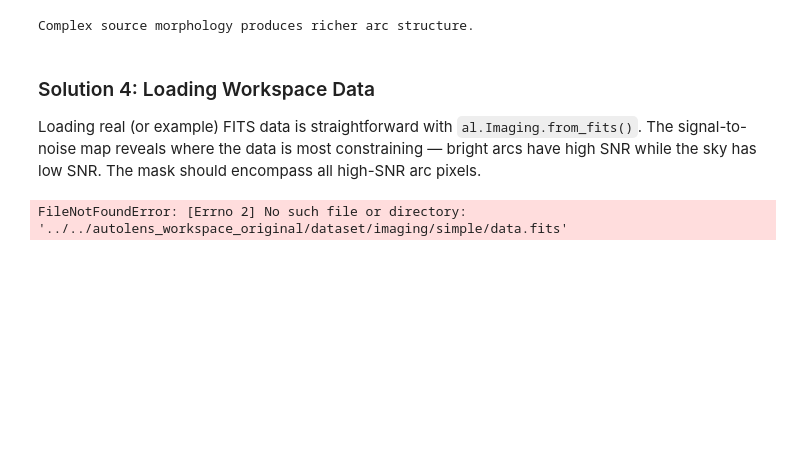
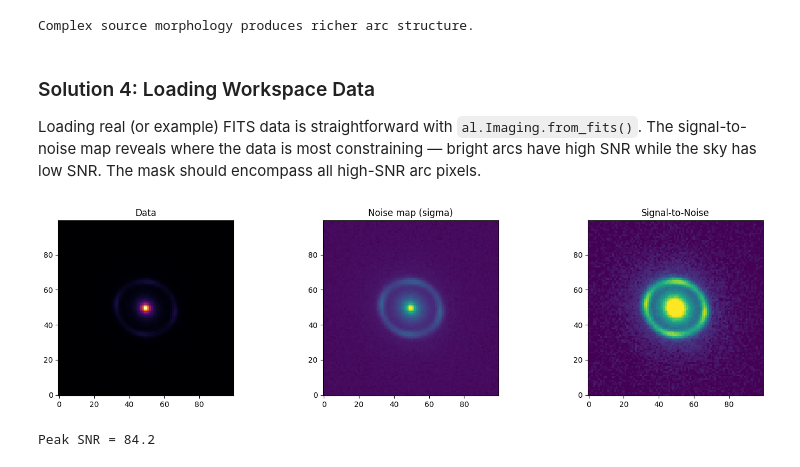
Before and after one commit to rodelcr/Learning_to_Autolens, a Jupyter notebook: Solutions/02_simulating_lens_data_SOLVED.ipynb, the cells around one changed output. Cells and saved outputs as stored; diff of their text form; code cells hidden in the pictures; blank space fills up the shorter version.

```diff
--- a/Solutions/02_simulating_lens_data_SOLVED.ipynb
+++ b/Solutions/02_simulating_lens_data_SOLVED.ipynb
@@ -827,24 +831,25 @@ Loading real (or example) FITS data is straightforward with `al.Imaging.from_fit
 # %%
 # ============================================================
 # SOLUTION 4: LOAD AND INSPECT WORKSPACE DATA
 # ============================================================
 from pathlib import Path
 dataset = al.Imaging.from_fits(
-    data_path=Path("../../autolens_workspace_original/dataset/imaging/simple/data.fits"),
-    psf_path=Path("../../autolens_workspace_original/dataset/imaging/simple/psf.fits"),
-    noise_map_path=Path("../../autolens_workspace_original/dataset/imaging/simple/noise_map.fits"),
+    data_path=Path("../autolens_workspace_original/dataset/imaging/simple/data.fits"),
+    psf_path=Path("../autolens_workspace_original/dataset/imaging/simple/psf.fits"),
+    noise_map_path=Path("../autolens_workspace_original/dataset/imaging/simple/noise_map.fits"),
     pixel_scales=0.1)
 
 fig, axes = plt.subplots(1, 3, figsize=(15, 4))
 axes[0].imshow(dataset.data.native, origin="lower", cmap="inferno")
 axes[0].set_title("Data")
 axes[1].imshow(dataset.noise_map.native, origin="lower", cmap="viridis")
 axes[1].set_title("Noise map (sigma)")
 snr = dataset.data.native / dataset.noise_map.native
 axes[2].imshow(snr, origin="lower", cmap="viridis", vmin=0, vmax=30)
 axes[2].set_title("Signal-to-Noise")
 plt.tight_layout()
 plt.show()
 print(f"Peak SNR = {np.max(snr):.1f}")
 # %% [output]
+[figure, added]
-FileNotFoundError: [Errno 2] No such file or directory: '../../autolens_workspace_original/dataset/imaging/simple/data.fits'
+Peak SNR = 84.2
```
Also changed, not shown: parts of 8 cells of this notebook, 7 other files.
